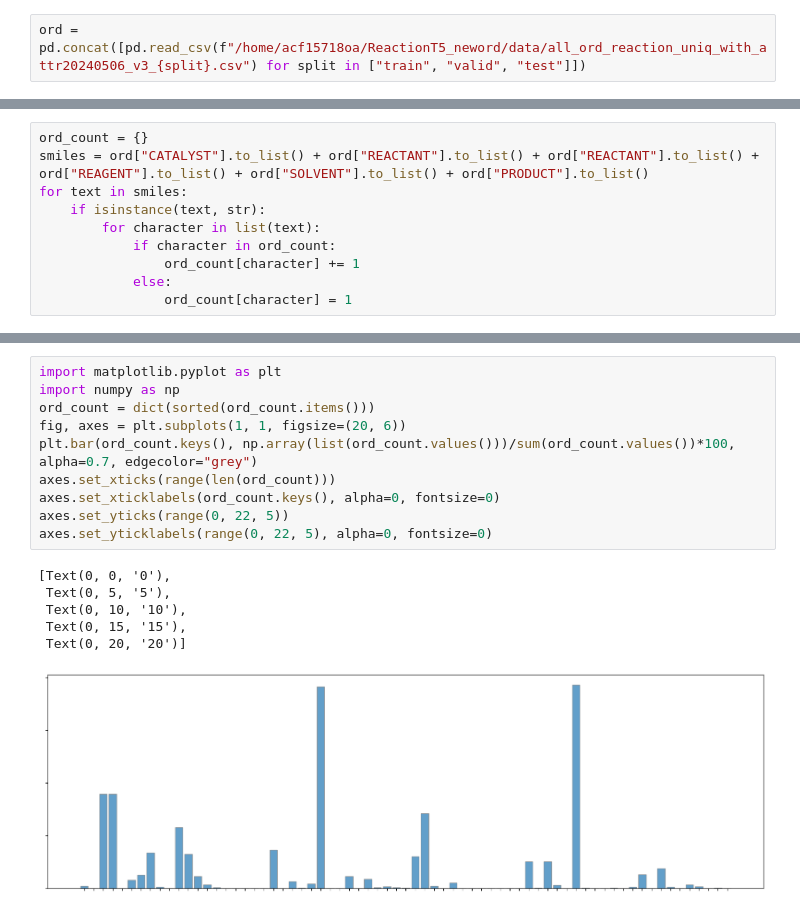
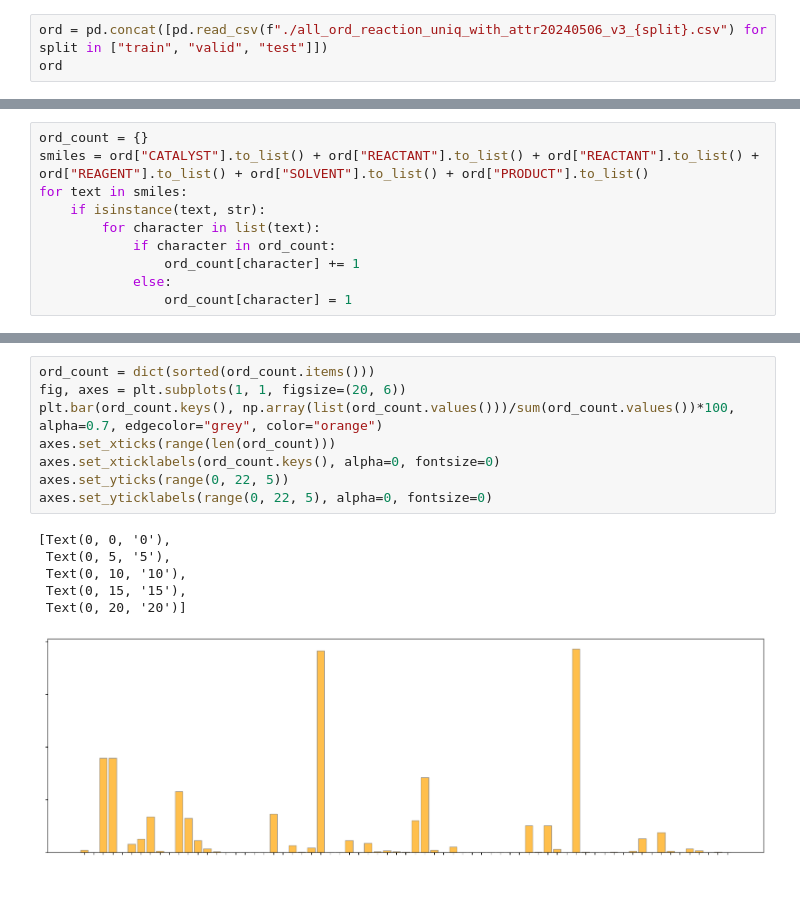
Before and after one commit to sagawatatsuya/ReactionT5v2, a Jupyter notebook: data/create_fig.ipynb, the cells around one changed output, grey strips where cells are left out. Saved outputs shown, nothing was run; the diff lists cells and outputs as text.

```diff
--- a/data/create_fig.ipynb
+++ b/data/create_fig.ipynb
@@ -200,4 +65,5 @@ axes.set_yticklabels(range(0, 22, 5), alpha=0, fontsize=0)
  Text(0, 20, '20')]
 [figure]
 # %%
-ord = pd.concat([pd.read_csv(f"/home/acf15718oa/ReactionT5_neword/data/all_ord_reaction_uniq_with_attr20240506_v3_{split}.csv") for split in ["train", "valid", "test"]])
+ord = pd.concat([pd.read_csv(f"./all_ord_reaction_uniq_with_attr20240506_v3_{split}.csv") for split in ["train", "valid", "test"]])
+ord
@@ -239,17 +101,15 @@ plt.bar(ord_count.keys(), np.array(list(ord_count.values()))/sum(ord_count.value
 # %%
-import matplotlib.pyplot as plt
-import numpy as np
 ord_count = dict(sorted(ord_count.items()))
 fig, axes = plt.subplots(1, 1, figsize=(20, 6))
-plt.bar(ord_count.keys(), np.array(list(ord_count.values()))/sum(ord_count.values())*100, alpha=0.7, edgecolor="grey")
+plt.bar(ord_count.keys(), np.array(list(ord_count.values()))/sum(ord_count.values())*100, alpha=0.7, edgecolor="grey", color="orange")
 axes.set_xticks(range(len(ord_count)))
 axes.set_xticklabels(ord_count.keys(), alpha=0, fontsize=0)
 axes.set_yticks(range(0, 22, 5))
 axes.set_yticklabels(range(0, 22, 5), alpha=0, fontsize=0)
 # %% [output]
 [Text(0, 0, '0'),
  Text(0, 5, '5'),
  Text(0, 10, '10'),
  Text(0, 15, '15'),
  Text(0, 20, '20')]
-[figure, old version]
+[figure, new version]
```
Also changed, not shown: parts of 27 cells of this notebook, 2 other files.
